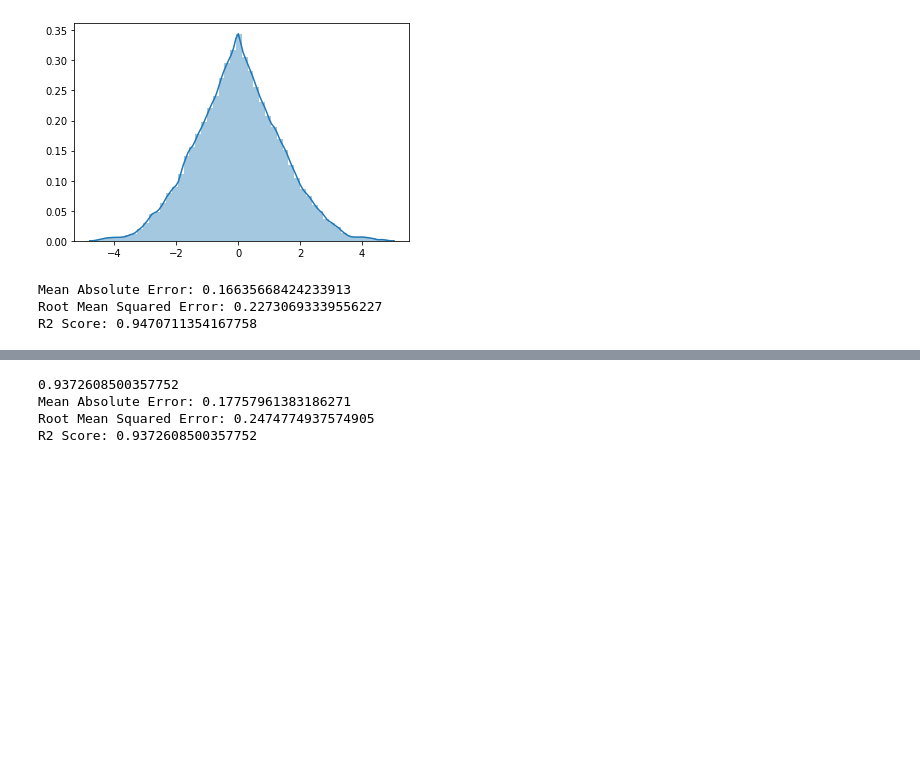
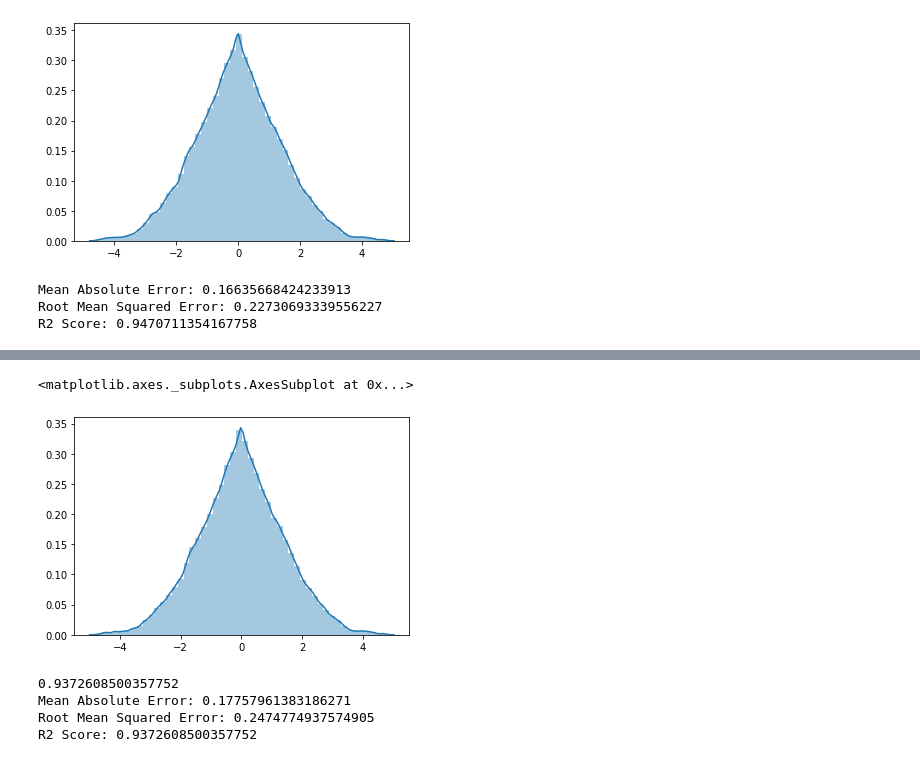
Before and after one commit to Sahiti99/EDA-on-cardata, a Jupyter notebook: Untitled1.ipynb, the cells around one changed output, grey strips where cells are left out. Drawn from its saved outputs; the diff is of its cells as text; code cells hidden in the pictures; blank space fills up the shorter version.

```diff
--- a/Untitled1.ipynb
+++ b/Untitled1.ipynb
@@ -570 +591,6 @@ R2 Score: 0.9470711354167758
+# %%
+sns.distplot((y_test-y_pred),bins=50)
+# %% [output]
+<matplotlib.axes._subplots.AxesSubplot at 0x...>
+[figure, added]
 # %%
```
Also changed, not shown: parts of 24 cells of this notebook.
